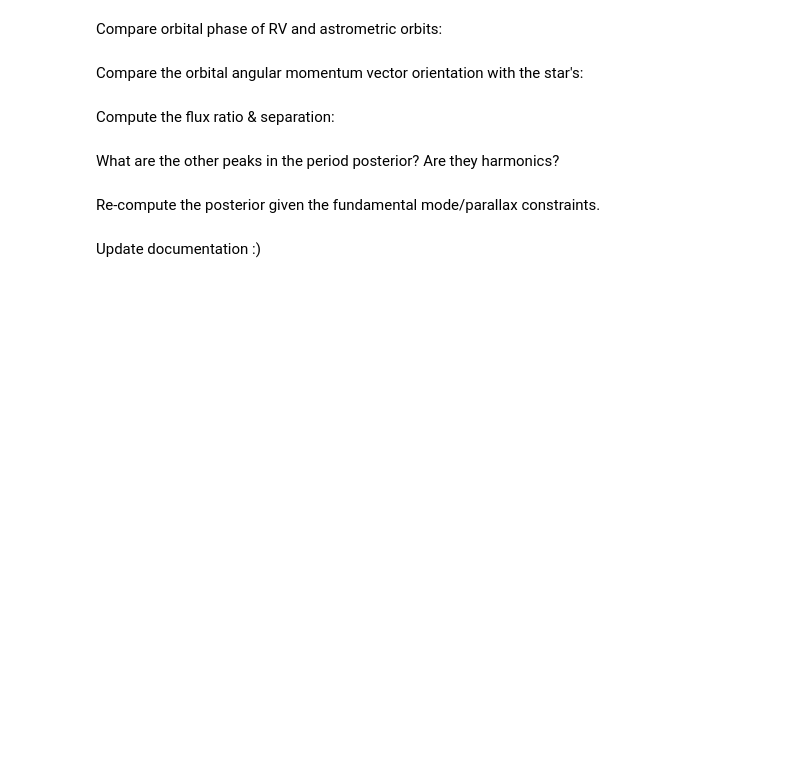
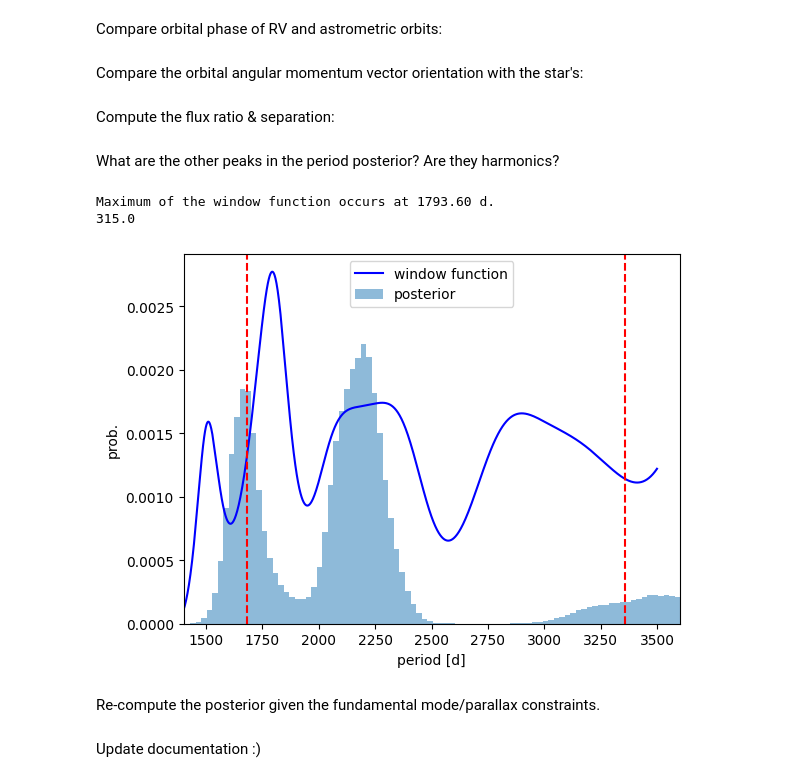
Before and after one commit to sblunt/betelgeuse, a Jupyter notebook: is_it_real.ipynb, the cells around one changed output. Cells and saved outputs as stored; diff of their text form; code cells hidden in the pictures; blank space fills up the shorter version.

Commit message:
thinking about where other per peak comes from

```diff
--- a/is_it_real.ipynb
+++ b/is_it_real.ipynb
@@ -283,3 +283,77 @@ What are the other peaks in the period posterior? Are they harmonics?
+# %%
+from astropy.timeseries import LombScargle
+
+per_post = beetle_results.post[:, beetle_results.param_idx["per1"]] * 365.25
+
+
+# total length of dataset
+data_len = np.max(beetle_results.system.data_table["epoch"]) - np.min(
+    beetle_results.system.data_table["epoch"]
+)
+
+# observation:
+# - the peak at 3500d is sorta close to data_len / 4, and that peak is
+#   nowhere near as high as the other two peaks (in the most converged version of my +planet fit)
+
+# plot the window function
+fig, ax = plt.subplots()
+radio_epochs = beetle_results.system.data_table["epoch"]
+hipparcos_epochs = beetle_results.system.hipparcos_IAD.epochs_mjd
+all_epochs = np.sort(np.unique(np.concatenate([radio_epochs, hipparcos_epochs])))
+
+
+myls = LombScargle(all_epochs, np.ones_like(all_epochs))
+freq, power = myls.autopower(
+    minimum_frequency=1 / 3500.0,
+    maximum_frequency=1 / 1000.0,
+    samples_per_peak=2000,
+)
+
+plt.plot(1 / freq, power / 300, color="blue", label="window function")
+# plt.plot(freq - 0.00007, power * 5000, color="green")
+plt.hist(per_post, alpha=0.5, density=True, bins=100, label="posterior")
+print(
+    "Maximum of the window function occurs at {:.2f} d.".format(
+        1 / freq[np.argmax(power)]
+    )
+)
+
+# ax.axvline(420 * 3, label="N * 420d", ls="--", color="red")
+ax.axvline(420 * 4, ls="--", color="red")
+# ax.axvline(420 * 5, ls="--", color="red")
+# ax.axvline(420 * 6, ls="--", color="red")
+# ax.axvline(420 * 7, ls="--", color="red")
+ax.axvline(420 * 8, ls="--", color="red")
+plt.legend()
+plt.xlim(1400, 3600)
+plt.xlabel("period [d]")
+plt.ylabel("prob.")
+plt.savefig("{}/period_window.png".format(savedir), dpi=250)
+
+# observations:
+# - at shorter periods, the window function has strong peaks at ~180 d, ~250 d,
+#   and at longer periods, it's got strong peaks at 1800 and 1500 d.
+# - I've tried plotting the window function and the actual posterior in
+#   frequency space to see if the window function structure gets imprinted
+#   on the posterior, but it doesn't line up exactly.
+
+
+def print_alias(samp_per, actual_per):
+    alias_per = 1 / (1 / samp_per - 1 / actual_per)
+    print(alias_per)
+
+
+print_alias(180, 420.0)
+
+# TODO: try another fit with a smaller period range
+# to see if the ~420d period shows up in the period posterior
+# (currently, as of 2/26, running a fit with period range 100-2600d)
+
+# TODO: try fits with only Hipparcos and only radio to see which is driving the result
+# %% [output]
+Maximum of the window function occurs at 1793.60 d.
+315.0
+[figure, added]
 # %% [markdown]
 Re-compute the posterior given the fundamental mode/parallax constraints.
 # %%
```
Also changed, not shown: parts of 2 cells of this notebook, 3 other files.
